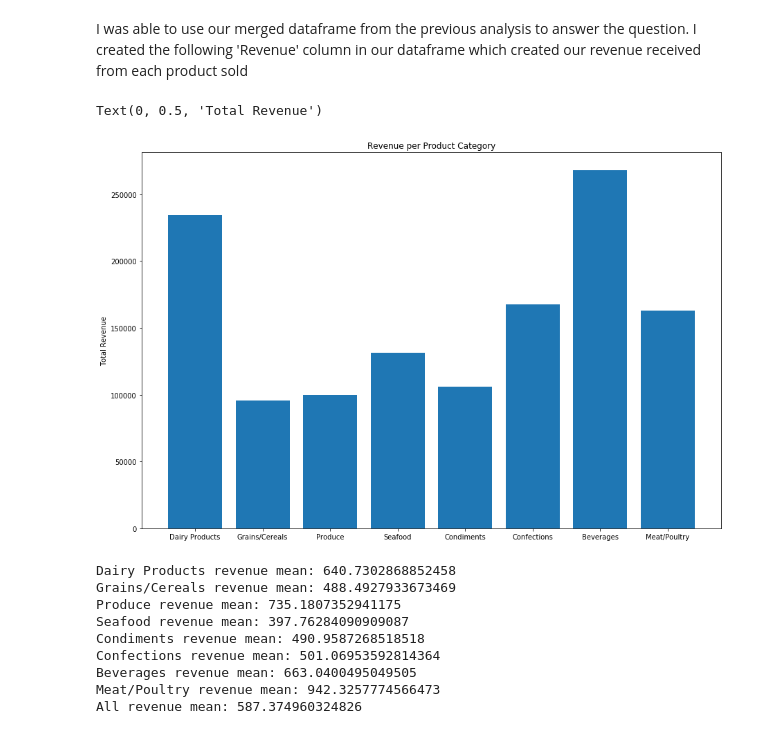
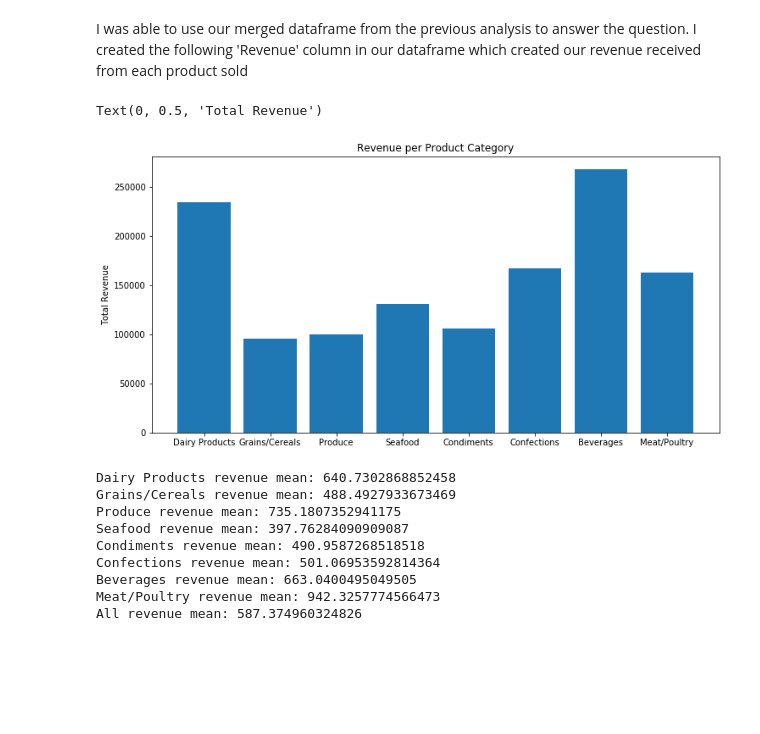
Before and after one commit to rondo24/dsc-2-final-project-online-ds-ft-112618, a Jupyter notebook: Northwind Data Insights.ipynb, the cells around one changed output. Drawn from its saved outputs; the diff is of its cells as text; code cells hidden in the pictures; blank space fills up the shorter version.

```diff
--- a/Northwind Data Insights.ipynb
+++ b/Northwind Data Insights.ipynb
@@ -140,3 +140,13 @@ d_20 quantity mean: 27.024844720496894
 d_25 quantity mean: 28.24025974025974
 d_all quantity mean: 27.10978520286396
 d_under_10 quantity mean: 26.922279792746114
+# %%
+gh = []
+for i in discounts.keys(): # provides the mean score of quantity sold per product for each discount level
+    gh.append(discounts[i].mean())
+
+ga = list(discounts.keys())
+plt.bar(ga,gh)
+plt.xlabel('discount categories')
+plt.ylabel('average quantity purchased')
+plt.title('Average Quantity Purchased per Discount Category')
@@ -383,18 +396,19 @@ merg_df['Revenue'] = merg_df['UnitPrice_x'] * merg_df['Quantity'] * (1-merg_df['
 # %%
 rev_dict = dict() #creates a dictionary of our revenue to category names
 keys = list(merg_df.CategoryName.unique())
 for i in keys:
     rev_dict[i] = None
     valu = merg_df.Revenue[merg_df.CategoryName == i].sum()
     rev_dict[i] = valu
 
-plt.figure(figsize=(15,10)) #bar chart to look at total revenue per category
+ #bar chart to look at total revenue per category
+plt.figure(figsize=(12,6))
 plt.bar(rev_dict.keys(),rev_dict.values())
 plt.title('Revenue per Product Category')
 plt.ylabel('Total Revenue')
 # %% [output]
 Text(0, 0.5, 'Total Revenue')
-[figure, old version]
+[figure, new version]
 # %%
 stud_val = list(merg_df.CategoryName.unique()) #provides a dictionary of categories and all products sold per revenue generated
 revs_dict = dict()
```
Also changed, not shown: parts of 5 cells of this notebook, 2 other files.
